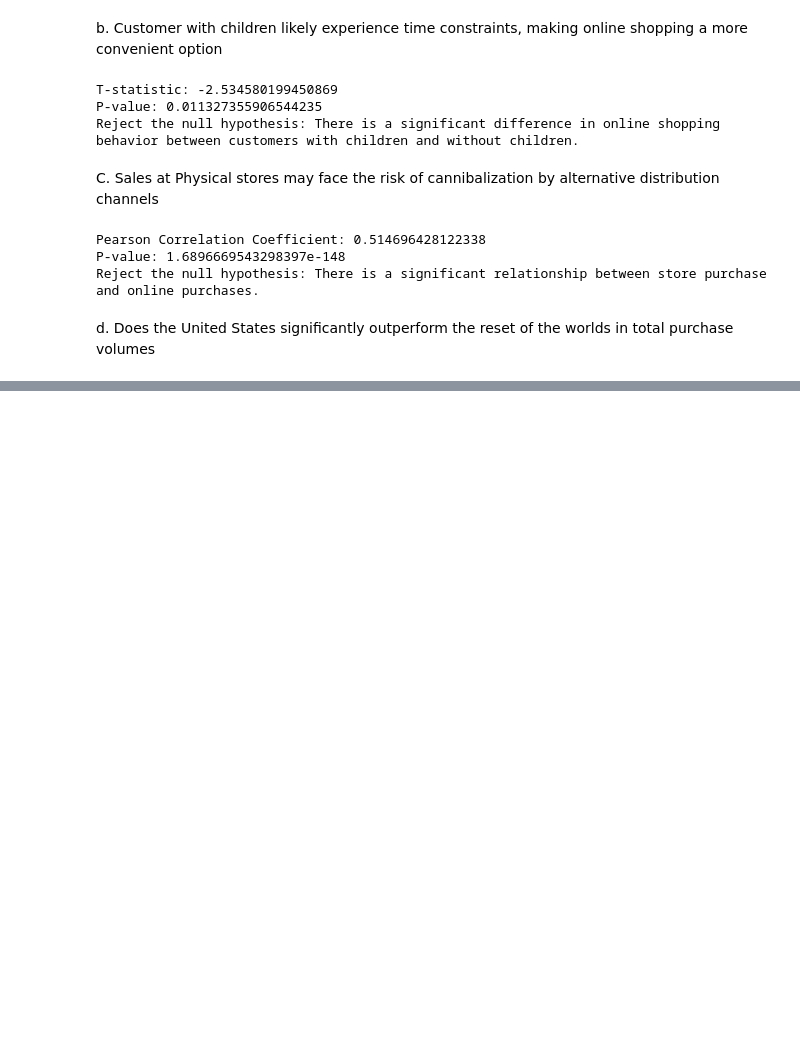
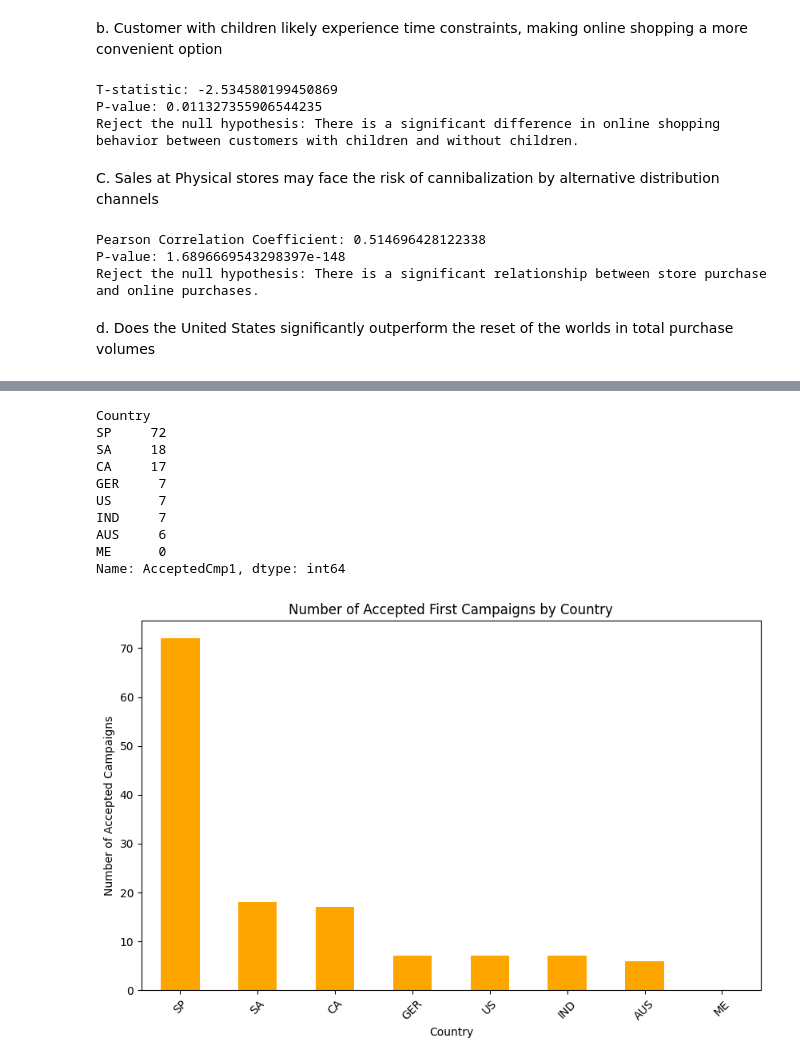
Before and after one commit to srinipar/AILabs, a Jupyter notebook: AIMLIIT/Projects/DS_Marketing Campaigns/MarketingCampaigns.ipynb, the cells around one changed output, grey strips where cells are left out. Cells and saved outputs as stored; diff of their text form; code cells hidden in the pictures; blank space fills up the shorter version.

```diff
--- a/AIMLIIT/Projects/DS_Marketing Campaigns/MarketingCampaigns.ipynb
+++ b/AIMLIIT/Projects/DS_Marketing Campaigns/MarketingCampaigns.ipynb
@@ -353,0 +441,22 @@ d. Does the United States significantly outperform the reset of the worlds in to
+# %%
+#Determine the country with the hiughest number of first campaigns
+accepted_campaigns_by_country=df_marketingData.groupby('Country')['AcceptedCmp1'].sum().sort_values(ascending=False)
+print(accepted_campaigns_by_country)
+accepted_campaigns_by_country.plot(kind='bar', figsize=(10,6), color='orange')
+plt.title('Number of Accepted First Campaigns by Country')
+plt.xlabel('Country')
+plt.ylabel('Number of Accepted Campaigns')
+plt.xticks(rotation=45)
+plt.show()
+# %% [output]
+Country
+SP     72
+SA     18
+CA     17
+GER     7
+US      7
+IND     7
+AUS     6
+ME      0
+Name: AcceptedCmp1, dtype: int64
+[figure, added]
```
Also changed, not shown: parts of 7 cells of this notebook.
